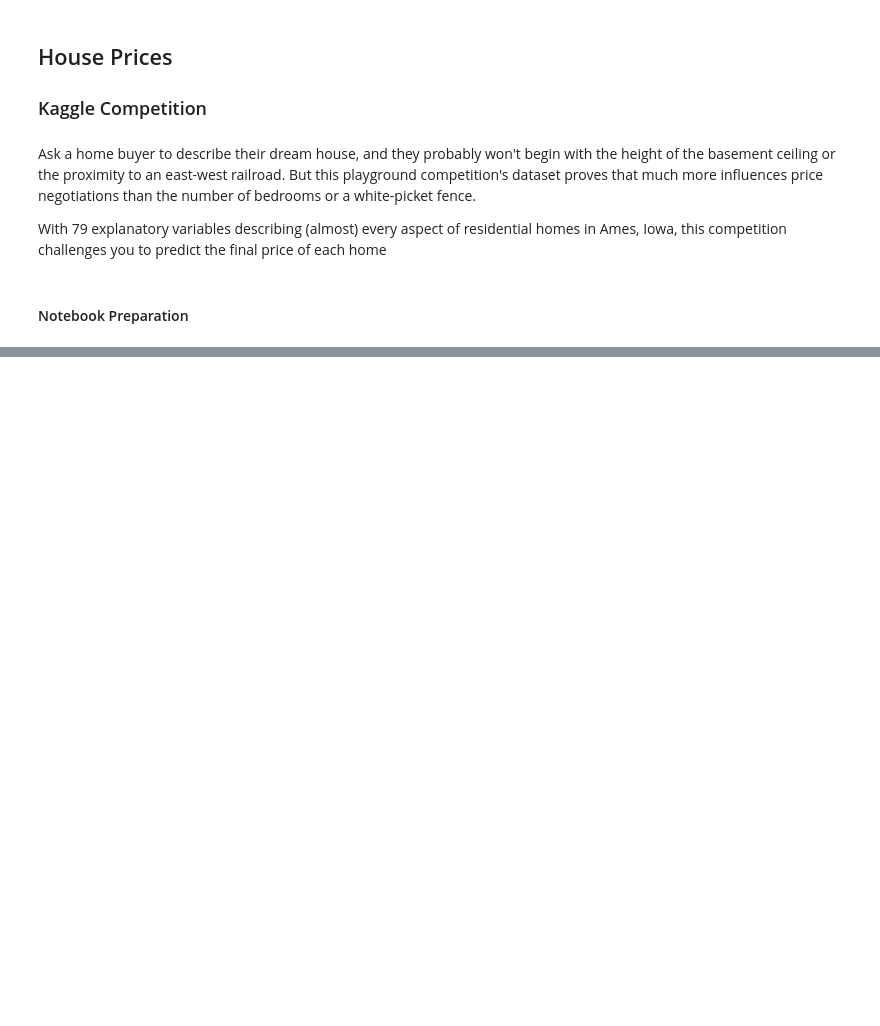
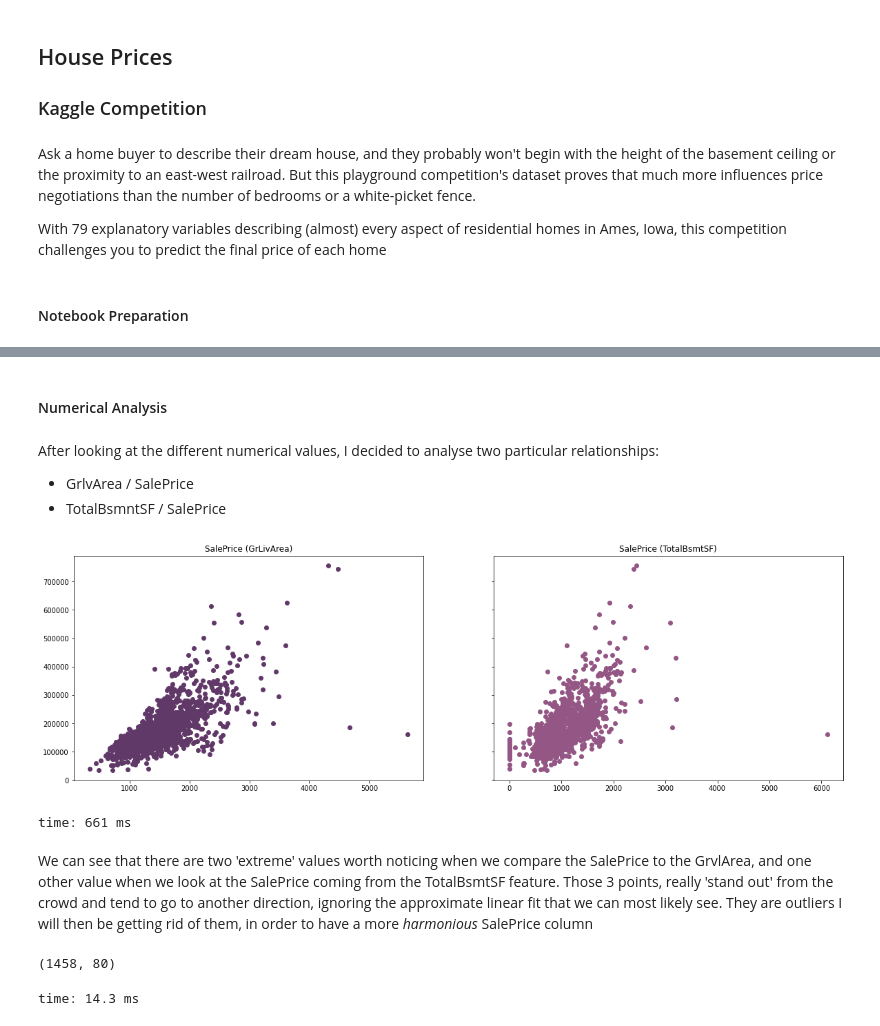
Before and after one commit to HanyAkoury/house_prices, a Jupyter notebook: House Prices.ipynb, the cells around one changed output, grey strips where cells are left out. Drawn from its saved outputs; the diff is of its cells as text; code cells hidden in the pictures; blank space fills up the shorter version.

```diff
--- a/House Prices.ipynb
+++ b/House Prices.ipynb
@@ -132,0 +40,7 @@ time: 37 ms
+# %%
+train_house = pd.read_csv('Data/train.csv',index_col=0)
+test_house = pd.read_csv('Data/test.csv',index_col=0)
+solution = pd.read_csv('Data/solution.csv',index_col=0)
+
+houses = pd.concat([train_house,test_house])
+houses.iloc[1460:,-1:] = solution
@@ -132,0 +64,36 @@ time: 37 ms
+# %% [markdown]
+#### Numerical Analysis
+# %% [markdown]
+After looking at the different numerical values, I decided to analyse two particular relationships:
+- GrlvArea / SalePrice
+- TotalBsmntSF / SalePrice
+# %%
+import seaborn as sns
+import matplotlib
+import matplotlib.pyplot as plt
+
+#scatter plot grlivarea/saleprice
+dt = pd.concat([train_house['SalePrice'], train_house['TotalBsmtSF'], train_house['GrLivArea']], axis=1)
+
+# Create Subplots and setting things up
+matplotlib.rcParams['figure.figsize'] = (20.0, 6.0)
+f, (ax1, ax2) = plt.subplots(1, 2, sharey=True)
+
+ax1.scatter(dt.GrLivArea,dt.SalePrice, color=list(sns.cubehelix_palette(as_cmap=False))[4])
+ax1.set_title('SalePrice (GrLivArea)')
+
+ax2.scatter(dt.TotalBsmtSF,dt.SalePrice, color=list(sns.cubehelix_palette(as_cmap=False))[3])
+ax2.set_title('SalePrice (TotalBsmtSF)');
+# %% [output]
+[figure, added]
+time: 661 ms
+# %% [markdown]
+We can see that there are two 'extreme' values worth noticing when we compare the SalePrice to the GrvlArea, and one other value when we look at the SalePrice coming from the TotalBsmtSF feature. Those 3 points, really 'stand out' from the crowd and tend to go to another direction, ignoring the approximate linear fit that we can most likely see.
+They are outliers
+I will then be getting rid of them, in order to have a more *harmonious* SalePrice column
+# %%
+train_house = train_house[(train_house['GrLivArea'] < 4500) & (train_house['TotalBsmtSF'] < 6000)]
+train_house.shape
+# %% [output]
+(1458, 80)
+time: 14.3 ms
```
Also changed, not shown: parts of 54 cells of this notebook, 4 other files.
